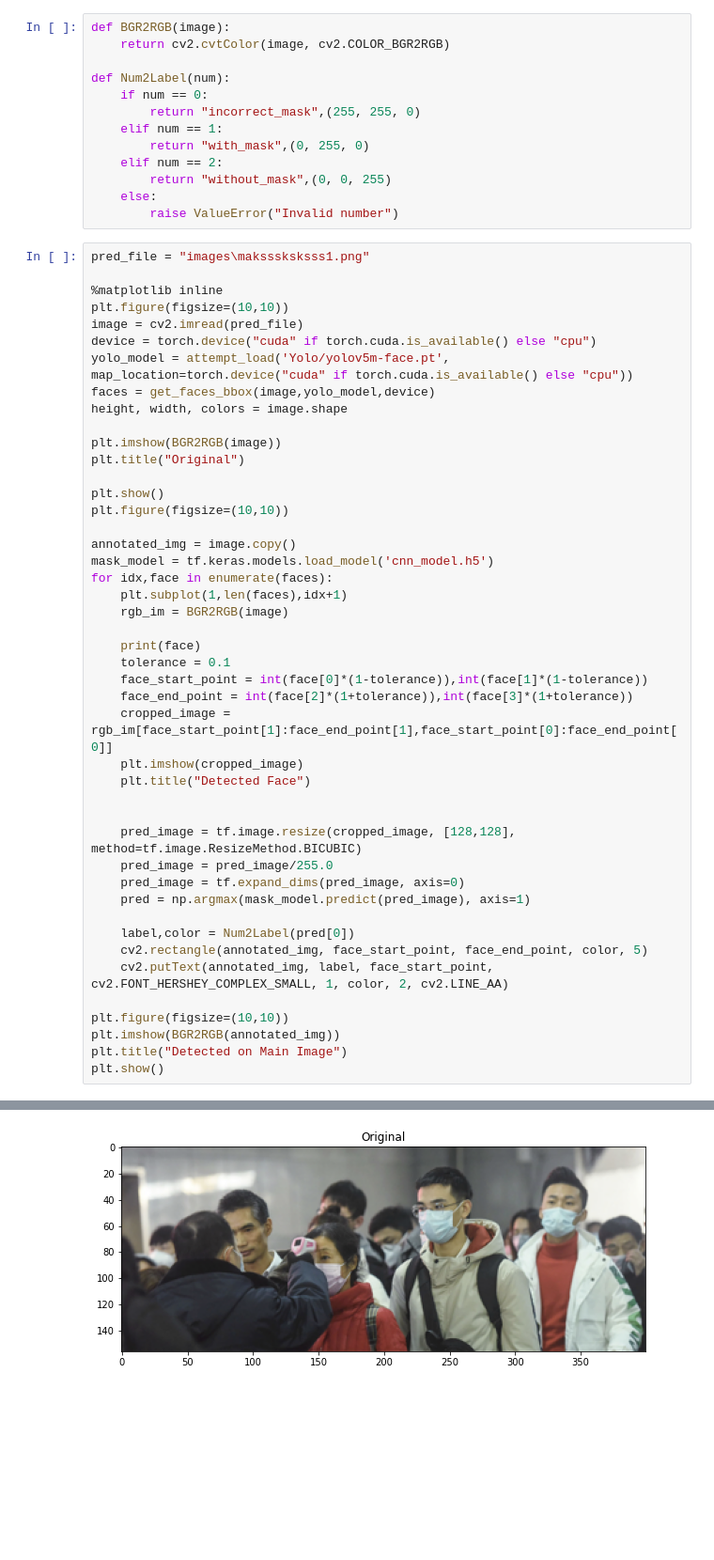
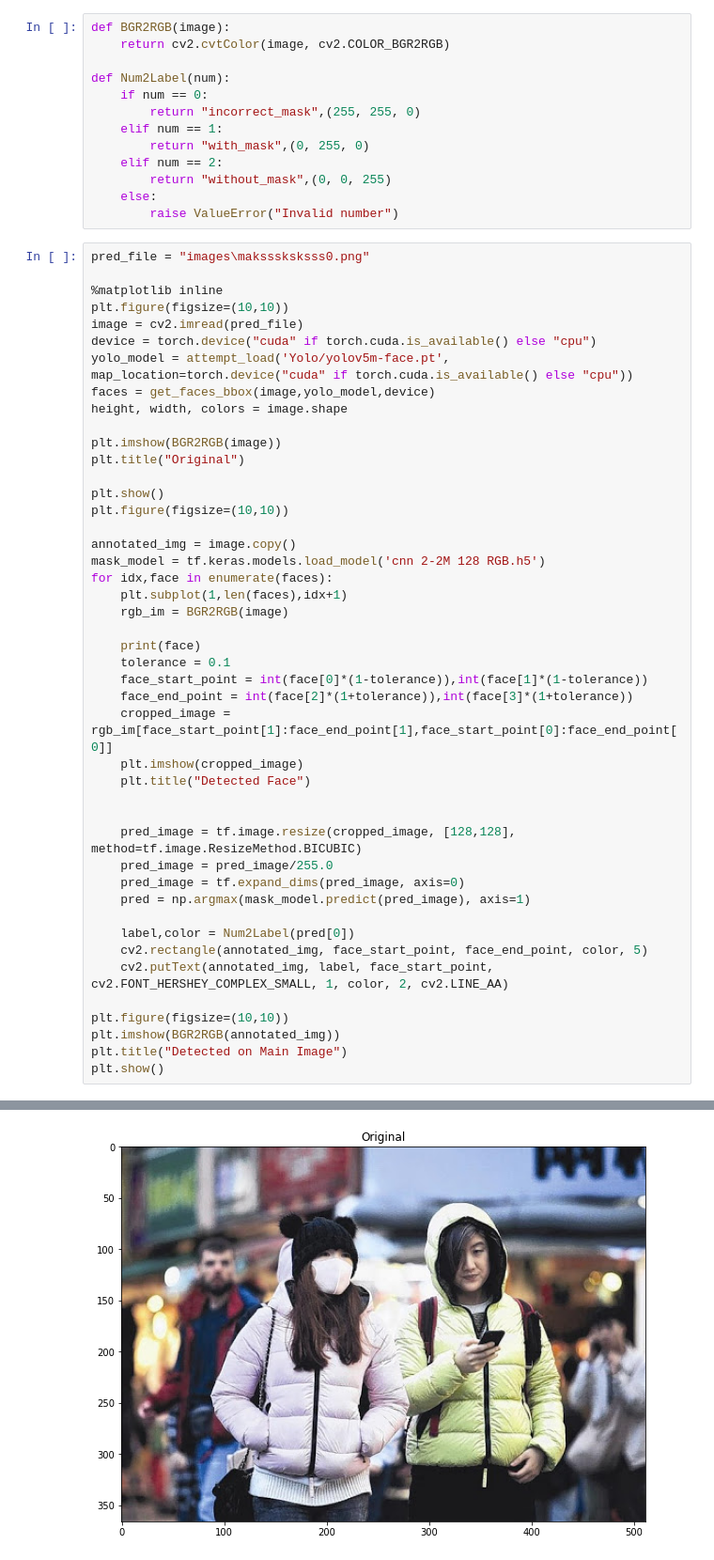
Before and after one commit to arve1n/Deep_Learning_Kelompok1, a Jupyter notebook: Face_Detection.ipynb, the cells around one changed output, grey strips where cells are left out. Shown at 94% size. Cells and saved outputs as stored; diff of their text form; blank space fills up the shorter version.

```diff
--- a/Face_Detection.ipynb
+++ b/Face_Detection.ipynb
@@ -279,7 +279,7 @@ def Num2Label(num):
     else:
         raise ValueError("Invalid number")
 # %%
-pred_file = "images\maksssksksss1.png"
+pred_file = "images\maksssksksss0.png"
 
 %matplotlib inline
 plt.figure(figsize=(10,10))
@@ -296,7 +296,7 @@ plt.show()
 plt.figure(figsize=(10,10))
 
 annotated_img = image.copy()
-mask_model = tf.keras.models.load_model('cnn_model.h5')
+mask_model = tf.keras.models.load_model('cnn 2-2M 128 RGB.h5')
 for idx,face in enumerate(faces):
     plt.subplot(1,len(faces),idx+1)
     rgb_im = BGR2RGB(image)
@@ -329 +329 @@ Fusing layers...
-[figure, old version]
+[figure, new version]
```
Also changed, not shown: parts of 1 cell of this notebook, 11 other files.
